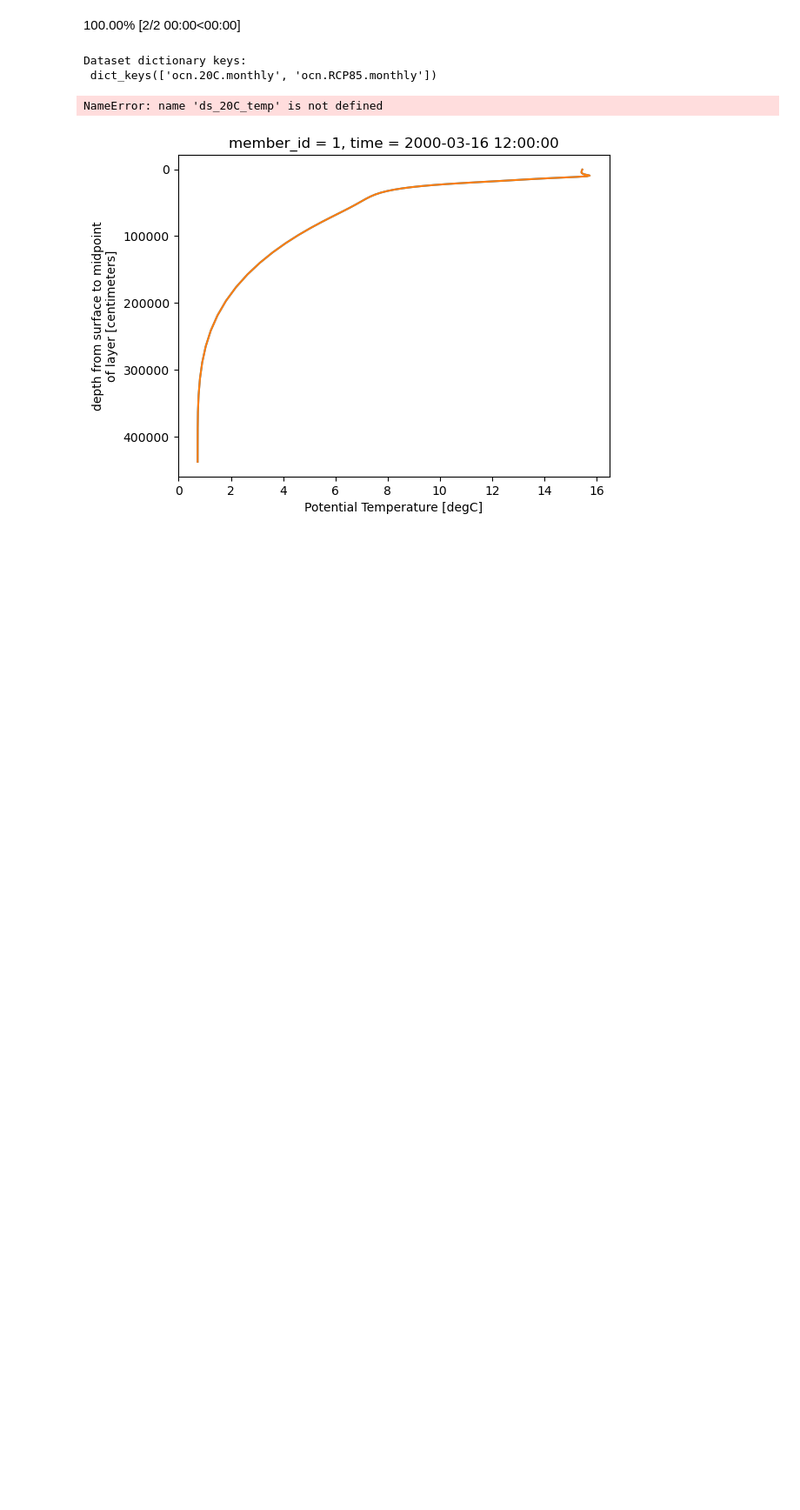
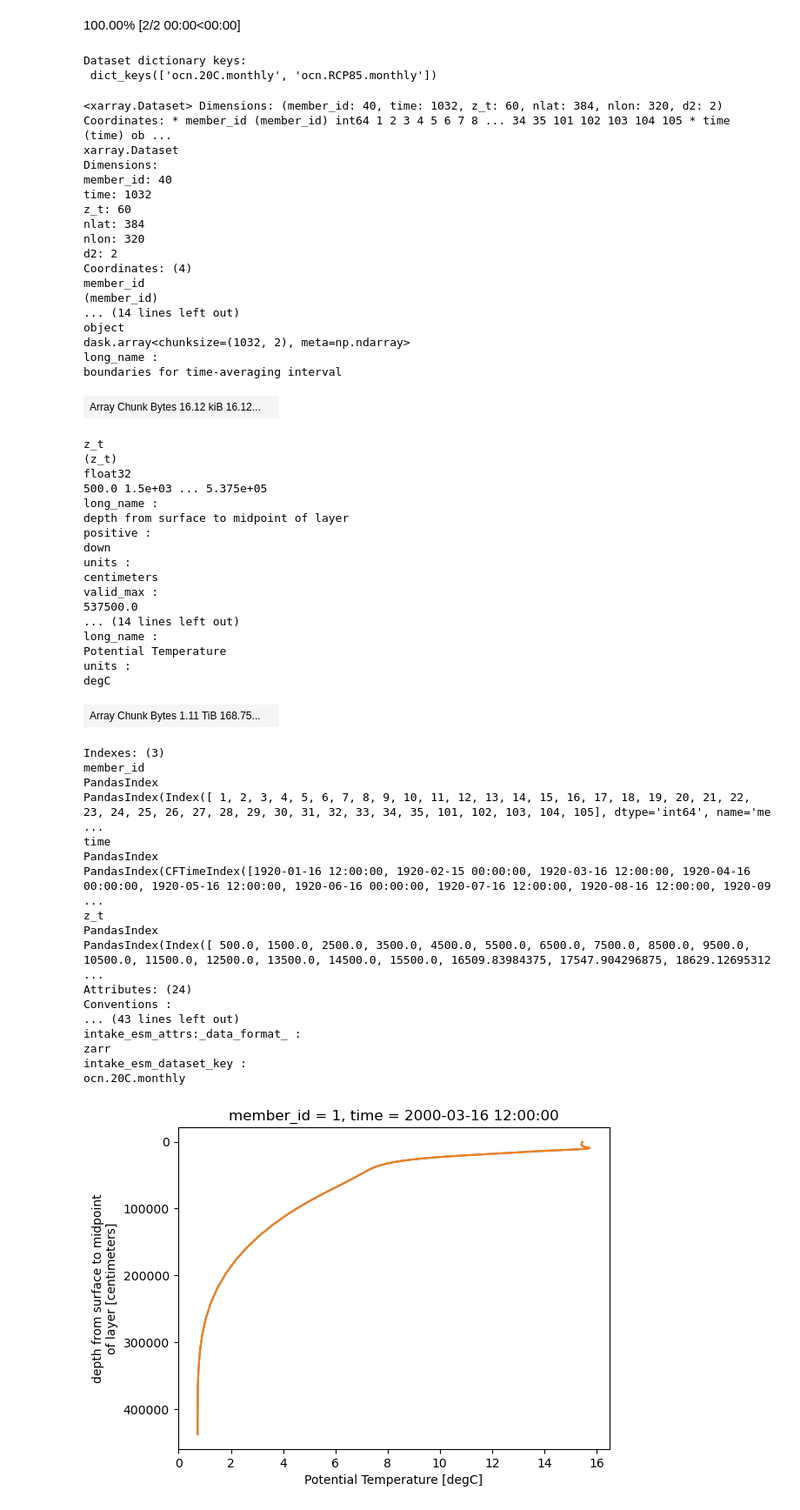
Before and after one commit to olleholt/toolkit, a Jupyter notebook: Vertical_profile.ipynb, the cells around one changed output. Shown: that part at 87% size. Saved outputs shown, nothing was run; the diff lists cells and outputs as text; code cells hidden in the pictures; blank space fills up the shorter version.

```diff
--- a/Vertical_profile.ipynb
+++ b/Vertical_profile.ipynb
@@ -108,13 +108,65 @@ Dataset dictionary keys:
  dict_keys(['ocn.20C.monthly', 'ocn.RCP85.monthly'])
 # %%
 # Define Xarray datasets corresponding to the three experiments
-ds_20C = dsets_temp["ocn.20C.monthly"]
-ds_RCP85 = dsets_temp["ocn.RCP85.monthly"]
+ds_20C_temp = dsets_temp["ocn.20C.monthly"]
+ds_RCP85_temp = dsets_temp["ocn.RCP85.monthly"]
 
 #look at ds_20C dataset
 ds_20C_temp
 # %% [output]
-NameError: name 'ds_20C_temp' is not defined
+<xarray.Dataset> Dimensions: (member_id: 40, time: 1032, z_t: 60, nlat: 384, nlon: 320, d2: 2) Coordinates: * member_id (member_id) int64 1 2 3 4 5 6 7 8 ... 34 35 101 102 103 104 105 * time (time) ob ...
+xarray.Dataset
+Dimensions:
+member_id: 40
+time: 1032
+z_t: 60
+nlat: 384
+nlon: 320
+d2: 2
+Coordinates: (4)
+member_id
+(member_id)
+... (14 lines left out)
+object
+dask.array<chunksize=(1032, 2), meta=np.ndarray>
+long_name :
+boundaries for time-averaging interval
+| Array Chunk Bytes 16.12 kiB 16.12... |  |
+z_t
+(z_t)
+float32
+500.0 1.5e+03 ... 5.375e+05
+long_name :
+depth from surface to midpoint of layer
+positive :
+down
+units :
+centimeters
+valid_max :
+537500.0
+... (14 lines left out)
+long_name :
+Potential Temperature
+units :
+degC
+| Array Chunk Bytes 1.11 TiB 168.75... |  |
+Indexes: (3)
+member_id
+PandasIndex
+PandasIndex(Index([ 1, 2, 3, 4, 5, 6, 7, 8, 9, 10, 11, 12, 13, 14, 15, 16, 17, 18, 19, 20, 21, 22, 23, 24, 25, 26, 27, 28, 29, 30, 31, 32, 33, 34, 35, 101, 102, 103, 104, 105], dtype='int64', name='me ...
+time
+PandasIndex
+PandasIndex(CFTimeIndex([1920-01-16 12:00:00, 1920-02-15 00:00:00, 1920-03-16 12:00:00, 1920-04-16 00:00:00, 1920-05-16 12:00:00, 1920-06-16 00:00:00, 1920-07-16 12:00:00, 1920-08-16 12:00:00, 1920-09 ...
+z_t
+PandasIndex
+PandasIndex(Index([ 500.0, 1500.0, 2500.0, 3500.0, 4500.0, 5500.0, 6500.0, 7500.0, 8500.0, 9500.0, 10500.0, 11500.0, 12500.0, 13500.0, 14500.0, 15500.0, 16509.83984375, 17547.904296875, 18629.12695312 ...
+Attributes: (24)
+Conventions :
+... (43 lines left out)
+intake_esm_attrs:_data_format_ :
+zarr
+intake_esm_dataset_key :
+ocn.20C.monthly
 # %%
 # plot for sea surface temperature
 
```
Also changed, not shown: parts of 4 cells of this notebook.
